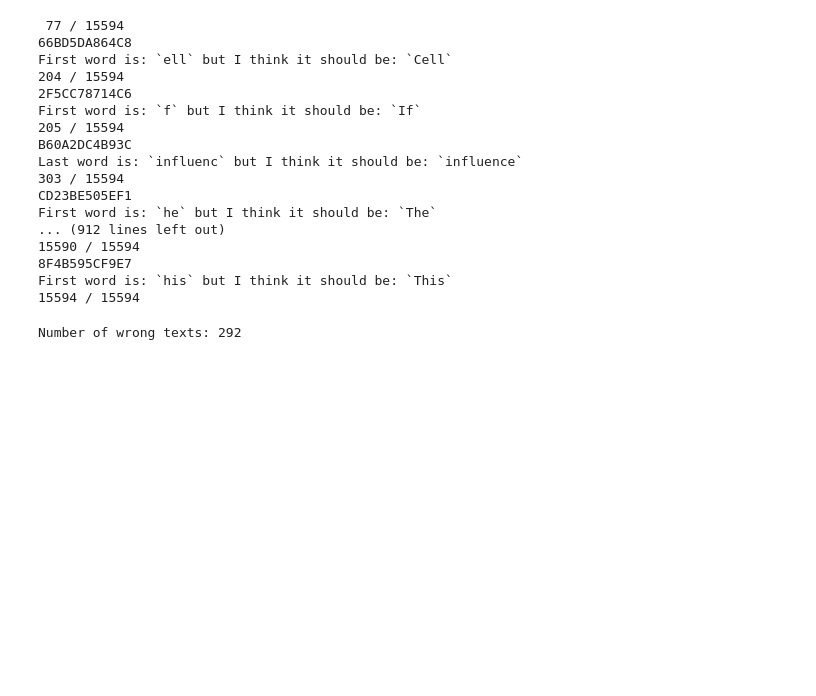
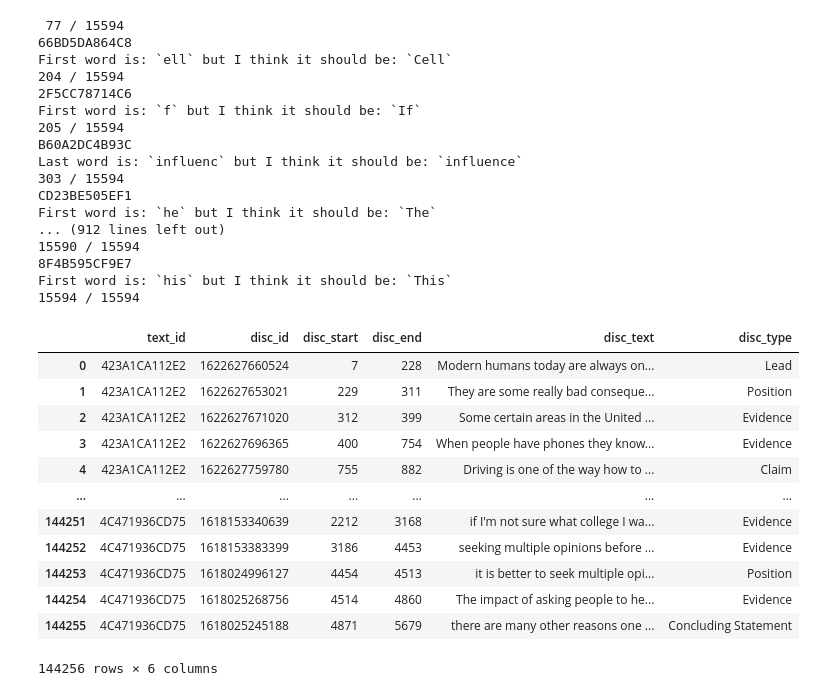
Before and after one commit to Vosloo/evaluating-student-writing, a Jupyter notebook: notebooks/NER/column_corpus_generator.ipynb, the cells around one changed output. Drawn from its saved outputs; the diff is of its cells as text; code cells hidden in the pictures; blank space fills up the shorter version.

```diff
--- a/notebooks/NER/column_corpus_generator.ipynb
+++ b/notebooks/NER/column_corpus_generator.ipynb
@@ -18,9 +39,9 @@ loader = TextLoader()
 # %%
 strip_chars = ".,?"
 
-wrong_texts = 0
+formatted_output = []
 for text in loader.iterate(verbose=True, purify_text=True, purify_discourses=True):
-    if text.id in ("F91D7BB4277C", "354946A1CA46", "EB3D0704BCF0", "B689C28463CB"): # Broken, to delete
+    if text.id in ("F91D7BB4277C", "354946A1CA46", "EB3D0704BCF0", "B689C28463CB"):  # Broken, to delete
         continue
 
     # if text.id != "B689C28463CB":
@@ -53,7 +74,6 @@ for text in loader.iterate(verbose=True, purify_text=True, purify_discourses=Tru
             first_word = output
             if not is_count_set:
                 is_count_set = True
-                wrong_texts += 1
 
             no_chars_added = new_start_ind - curr_ind - 1
             new_start_ind = curr_ind + 1
@@ -82,9 +102,25 @@ for text in loader.iterate(verbose=True, purify_text=True, purify_discourses=Tru
             last_word = output
             if not is_count_set:
                 is_count_set = True
-                wrong_texts += 1
 
             curr_start = curr_ind
+
+        discourse_words = discourse.words
+        if discourse_words[0] != first_word:
+            discourse_words[0] = first_word
+        if discourse_words[-1] != last_word:
+            discourse_words[-1] = last_word
+
+        formatted_output.append(
+            (
+                text.id,  # Text ID
+                discourse.id,  # Discourse ID
+                new_start_ind,  # Discourse start index
+                curr_start,  # Discourse end index
+                " ".join(discourse_words),  # Discourse text
+                discourse.type.value,  # Discourse type
+            )
+        )
 # %% [output]
  77 / 15594
 66BD5DA864C8
@@ -103,7 +139,3 @@ First word is: `he` but I think it should be: `The`
 8F4B595CF9E7
 First word is: `his` but I think it should be: `This`
 15594 / 15594
-# %%
-print(f"Number of wrong texts: {wrong_texts}")
-# %% [output]
-Number of wrong texts: 292
@@ -111,0 +142,18 @@ text = loader.load_text_with_id("B689C28463CB", purify_text=True, purify_discour
+# %%
+df = pd.DataFrame(formatted_output, columns=["text_id", "disc_id", "disc_start", "disc_end", "disc_text", "disc_type"])
+# %%
+df
+# %% [output]
+|  | text_id | disc_id | disc_start | disc_end | disc_text | disc_type |
+| 0 | 423A1CA112E2 | 1622627660524 | 7 | 228 | Modern humans today are always on... | Lead |
+| 1 | 423A1CA112E2 | 1622627653021 | 229 | 311 | They are some really bad conseque... | Position |
+| 2 | 423A1CA112E2 | 1622627671020 | 312 | 399 | Some certain areas in the United ... | Evidence |
+| 3 | 423A1CA112E2 | 1622627696365 | 400 | 754 | When people have phones they know... | Evidence |
+| 4 | 423A1CA112E2 | 1622627759780 | 755 | 882 | Driving is one of the way how to ... | Claim |
+| ... | ... | ... | ... | ... | ... | ... |
+| 144251 | 4C471936CD75 | 1618153340639 | 2212 | 3168 | if I'm not sure what college I wa... | Evidence |
+| 144252 | 4C471936CD75 | 1618153383399 | 3186 | 4453 | seeking multiple opinions before ... | Evidence |
+| 144253 | 4C471936CD75 | 1618024996127 | 4454 | 4513 | it is better to seek multiple opi... | Position |
+| 144254 | 4C471936CD75 | 1618025268756 | 4514 | 4860 | The impact of asking people to he... | Evidence |
+| 144255 | 4C471936CD75 | 1618025245188 | 4871 | 5679 | there are many other reasons one ... | Concluding Statement |
+144256 rows × 6 columns
```
Also changed, not shown: parts of 11 cells of this notebook.
